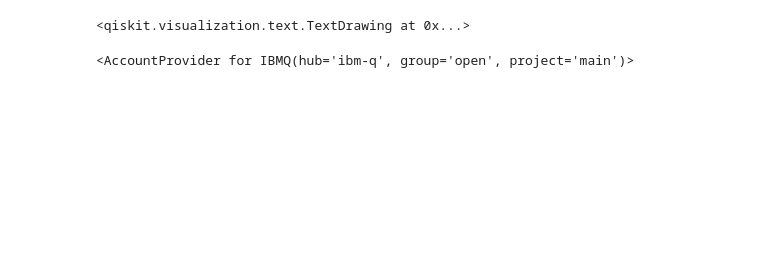
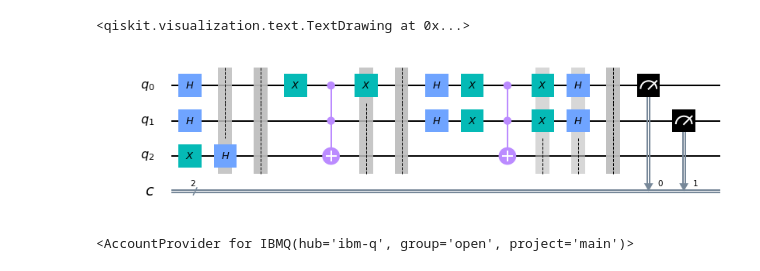
Before and after one commit to AbeerVaishnav13/Using-Qiskit, a Jupyter notebook: qiskit-1.ipynb, the cells around one changed output. Saved outputs shown, nothing was run; the diff lists cells and outputs as text; code cells hidden in the pictures; blank space fills up the shorter version.

```diff
--- a/qiskit-1.ipynb
+++ b/qiskit-1.ipynb
@@ -50,6 +50,10 @@ circuit.measure([0, 1], [0, 1])
 circuit.draw()
 # %% [output]
 <qiskit.visualization.text.TextDrawing at 0x...>
+# %%
+circuit.draw(output='mpl')
+# %% [output]
+[figure, added]
 # %%
 from qiskit import IBMQ
 
```
Also changed, not shown: parts of 3 cells of this notebook.
